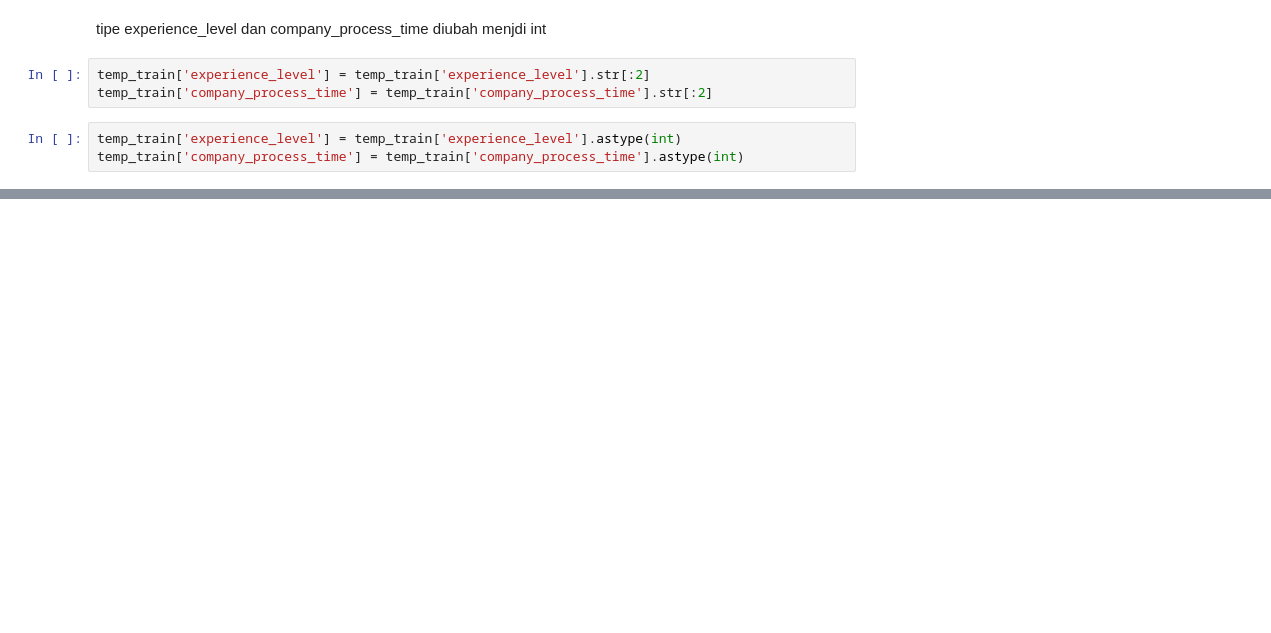
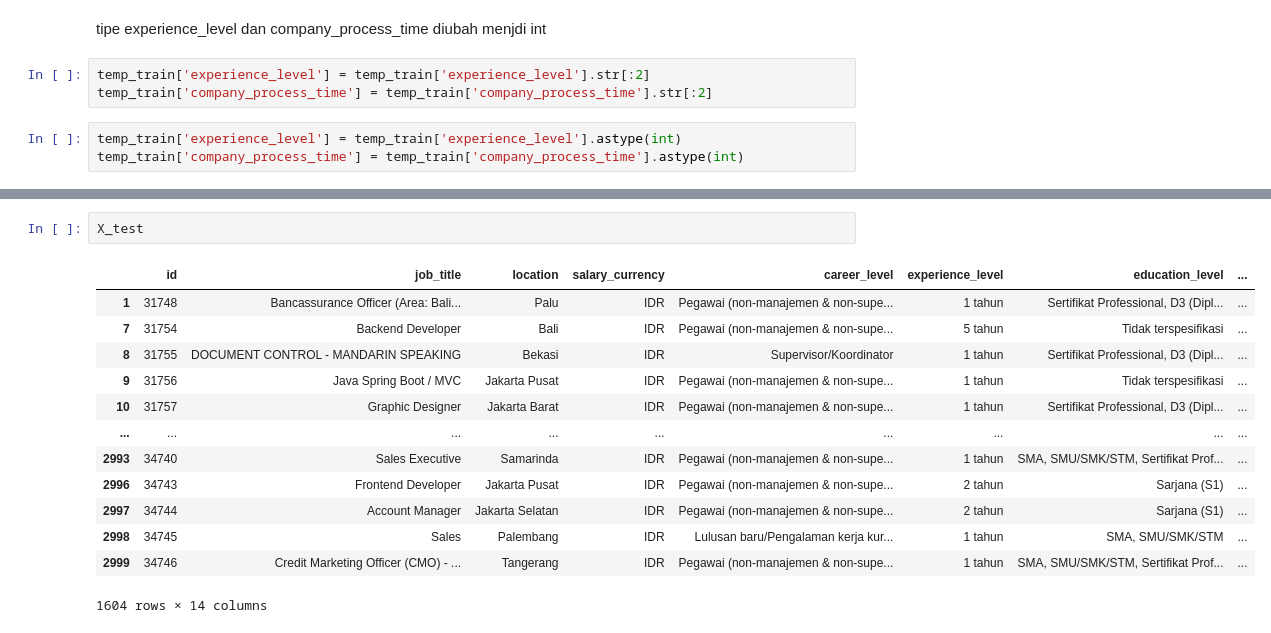
Before and after one commit to TeguhPermana666/Find_IT, a Jupyter notebook: Analisis.ipynb, the cells around one changed output, grey strips where cells are left out. Saved outputs shown, nothing was run; the diff lists cells and outputs as text; blank space fills up the shorter version.

```diff
--- a/Analisis.ipynb
+++ b/Analisis.ipynb
@@ -127,0 +342,16 @@ temp_train['company_process_time'] = temp_train['company_process_time'].astype(i
+# %%
+X_test
+# %% [output]
+|  | id | job_title | location | salary_currency | career_level | experience_level | education_level | ... |
+| 1 | 31748 | Bancassurance Officer (Area: Bali... | Palu | IDR | Pegawai (non-manajemen & non-supe... | 1 tahun | Sertifikat Professional, D3 (Dipl... | ... |
+| 7 | 31754 | Backend Developer | Bali | IDR | Pegawai (non-manajemen & non-supe... | 5 tahun | Tidak terspesifikasi | ... |
+| 8 | 31755 | DOCUMENT CONTROL - MANDARIN SPEAKING | Bekasi | IDR | Supervisor/Koordinator | 1 tahun | Sertifikat Professional, D3 (Dipl... | ... |
+| 9 | 31756 | Java Spring Boot / MVC | Jakarta Pusat | IDR | Pegawai (non-manajemen & non-supe... | 1 tahun | Tidak terspesifikasi | ... |
+| 10 | 31757 | Graphic Designer | Jakarta Barat | IDR | Pegawai (non-manajemen & non-supe... | 1 tahun | Sertifikat Professional, D3 (Dipl... | ... |
+| ... | ... | ... | ... | ... | ... | ... | ... | ... |
+| 2993 | 34740 | Sales Executive | Samarinda | IDR | Pegawai (non-manajemen & non-supe... | 1 tahun | SMA, SMU/SMK/STM, Sertifikat Prof... | ... |
+| 2996 | 34743 | Frontend Developer | Jakarta Pusat | IDR | Pegawai (non-manajemen & non-supe... | 2 tahun | Sarjana (S1) | ... |
+| 2997 | 34744 | Account Manager | Jakarta Selatan | IDR | Pegawai (non-manajemen & non-supe... | 2 tahun | Sarjana (S1) | ... |
+| 2998 | 34745 | Sales | Palembang | IDR | Lulusan baru/Pengalaman kerja kur... | 1 tahun | SMA, SMU/SMK/STM | ... |
+| 2999 | 34746 | Credit Marketing Officer (CMO) - ... | Tangerang | IDR | Pegawai (non-manajemen & non-supe... | 1 tahun | SMA, SMU/SMK/STM, Sertifikat Prof... | ... |
+1604 rows × 14 columns
```
Also changed, not shown: parts of 24 cells of this notebook.
